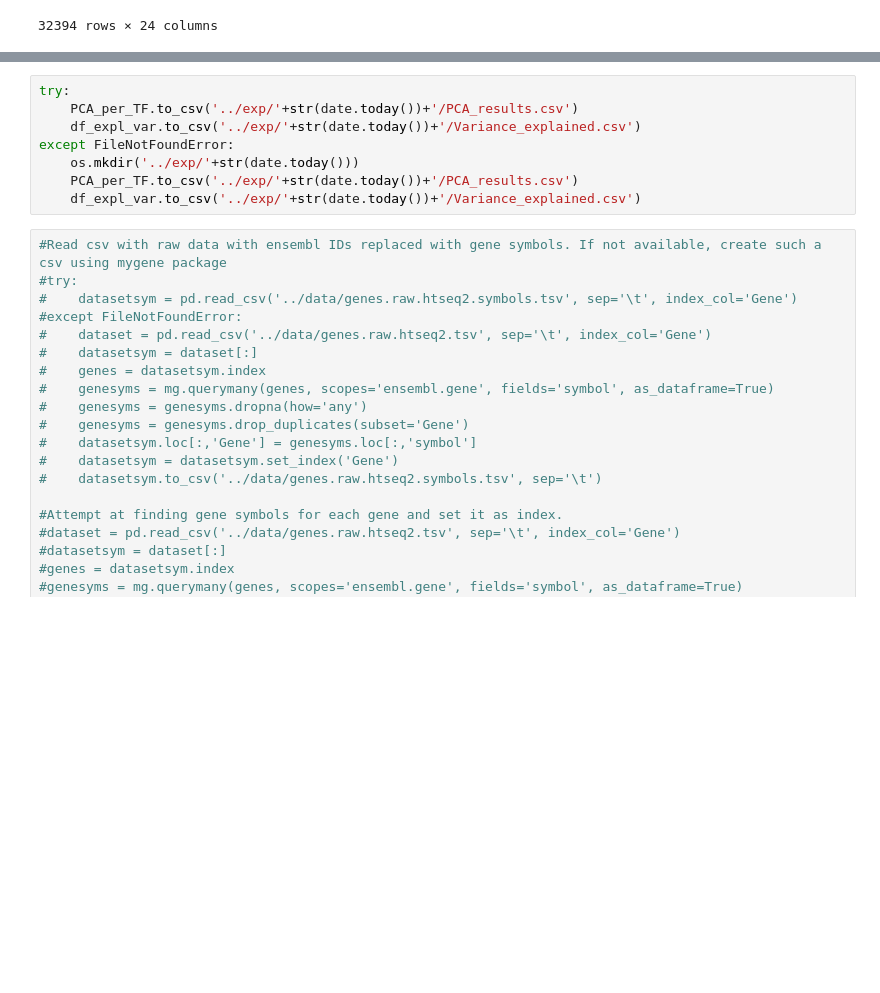
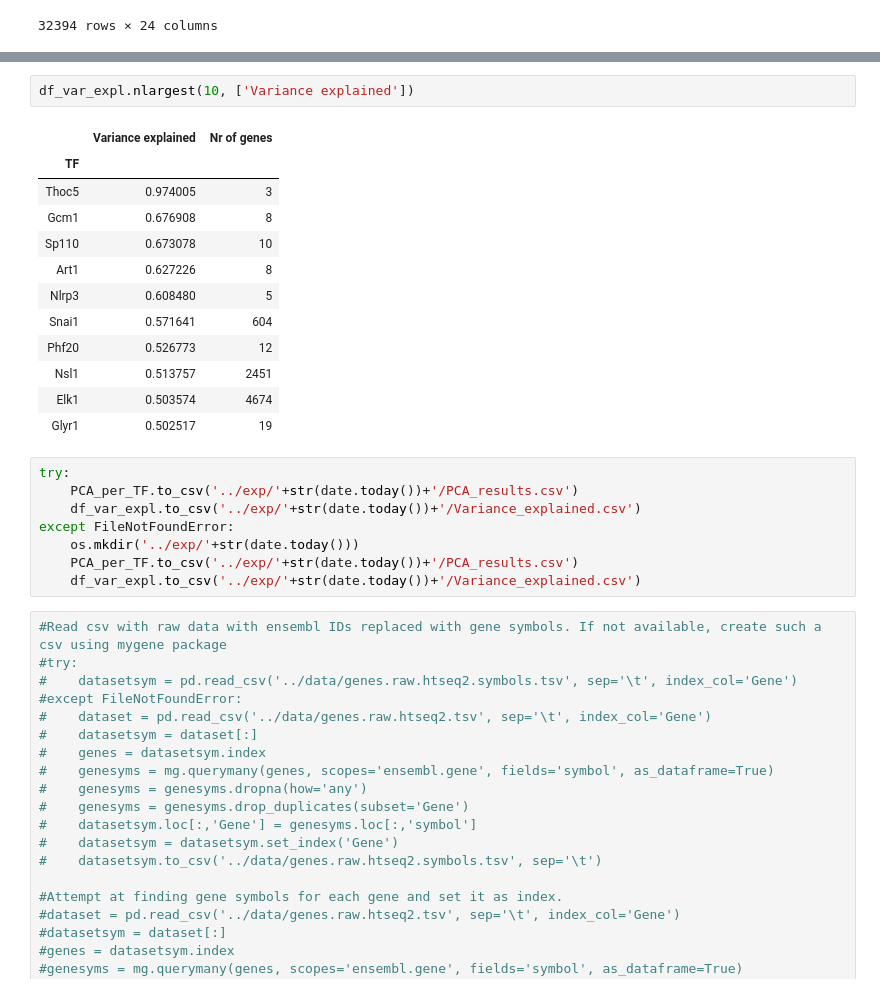
Before and after one commit to statisticalbiotechnology/translong, a Jupyter notebook: src/TF_PCA.ipynb, the cells around one changed output, grey strips where cells are left out. Drawn from its saved outputs; the diff is of its cells as text; blank space fills up the shorter version.

```diff
--- a/src/TF_PCA.ipynb
+++ b/src/TF_PCA.ipynb
@@ -197,11 +216,26 @@ display(df_expl_var)
+# %%
+df_var_expl.nlargest(10, ['Variance explained'])
+# %% [output]
+|  | Variance explained | Nr of genes |
+| TF |  |  |
+| Thoc5 | 0.974005 | 3 |
+| Gcm1 | 0.676908 | 8 |
+| Sp110 | 0.673078 | 10 |
+| Art1 | 0.627226 | 8 |
+| Nlrp3 | 0.608480 | 5 |
+| Snai1 | 0.571641 | 604 |
+| Phf20 | 0.526773 | 12 |
+| Nsl1 | 0.513757 | 2451 |
+| Elk1 | 0.503574 | 4674 |
+| Glyr1 | 0.502517 | 19 |
 # %%
 try:
     PCA_per_TF.to_csv('../exp/'+str(date.today())+'/PCA_results.csv')
-    df_expl_var.to_csv('../exp/'+str(date.today())+'/Variance_explained.csv')
+    df_var_expl.to_csv('../exp/'+str(date.today())+'/Variance_explained.csv')
 except FileNotFoundError:
     os.mkdir('../exp/'+str(date.today()))
     PCA_per_TF.to_csv('../exp/'+str(date.today())+'/PCA_results.csv')
-    df_expl_var.to_csv('../exp/'+str(date.today())+'/Variance_explained.csv')
+    df_var_expl.to_csv('../exp/'+str(date.today())+'/Variance_explained.csv')
 # %%
 #Read csv with raw data with ensembl IDs replaced with gene symbols. If not available, create such a csv using mygene package
 #try:
```
Also changed, not shown: parts of 4 cells of this notebook, 8 other files.
